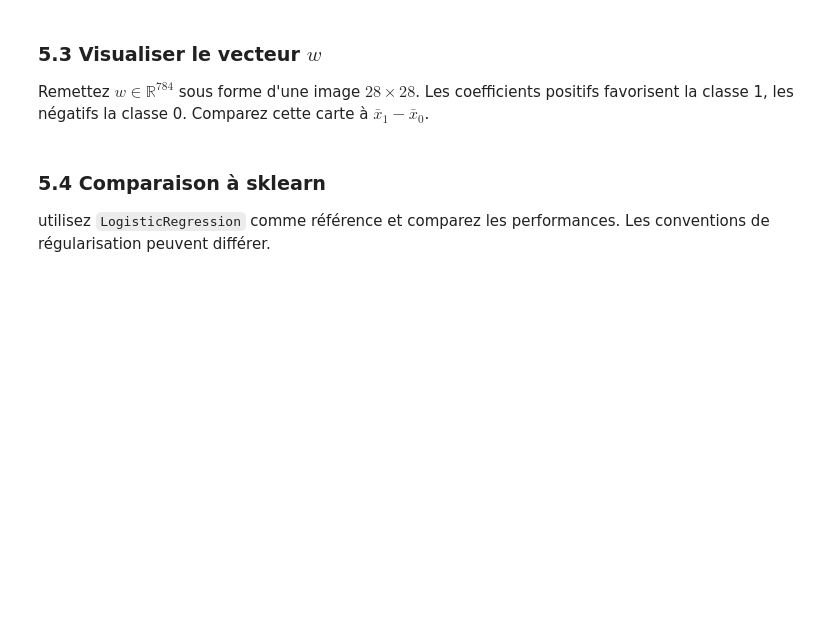
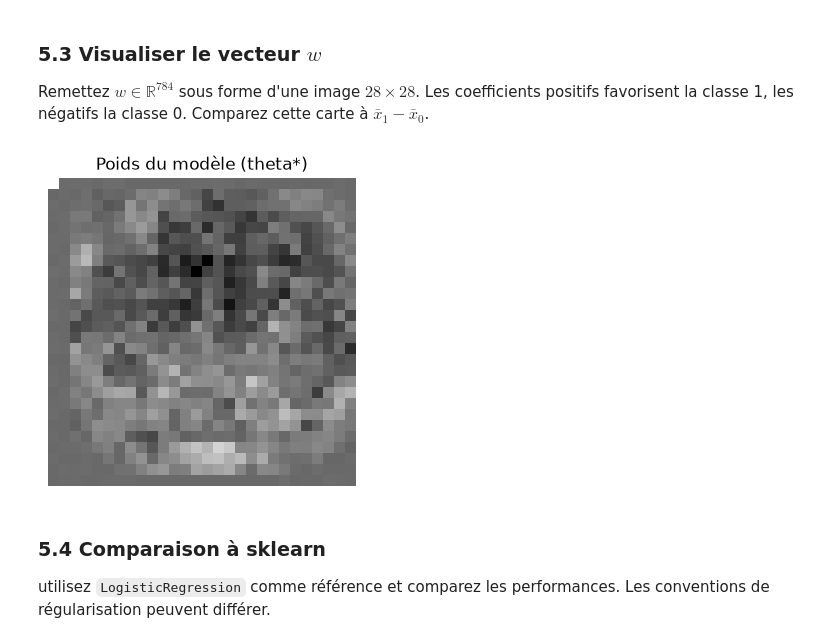
Before and after one commit to momo67-coder/Projet-MDC-2026-Mohamed-ROUFFET-Michel-MULLER-, a Jupyter notebook: projet-python/Projet_QuickDraw_Sujet.ipynb, the cells around one changed output. Saved outputs shown, nothing was run; the diff lists cells and outputs as text; code cells hidden in the pictures; blank space fills up the shorter version.

Commit message:
Visualiser w

```diff
--- a/projet-python/Projet_QuickDraw_Sujet.ipynb
+++ b/projet-python/Projet_QuickDraw_Sujet.ipynb
@@ -685,8 +685,15 @@ show_indices(indices_wrong, "Images mal classées",fig2,axes2)
 ### 5.3 Visualiser le vecteur $w$
 Remettez $w\in\mathbb{R}^{784}$ sous forme d'une image $28\times28$. Les coefficients positifs favorisent la classe 1, les négatifs la classe 0. Comparez cette carte à $\bar x_1-\bar x_0$.
 # %%
-w = ...
-fig, axes = plt.subplots(...)
+w = (theta_star[:-1]).reshape(28,28)
+fig, axes = plt.subplots(1,1,figsize=(4,4))
+axes.imshow(w,cmap = 'gray')
+axes.axis("off")
+axes.set_title("Poids du modèle (theta*)")
+plt.show()
+# On notera que les poids sont très proches de la différence entre les images moyennes des deux classes.
+# %% [output]
+[figure, added]
 # %% [markdown]
 ### 5.4 Comparaison à sklearn
 
```
